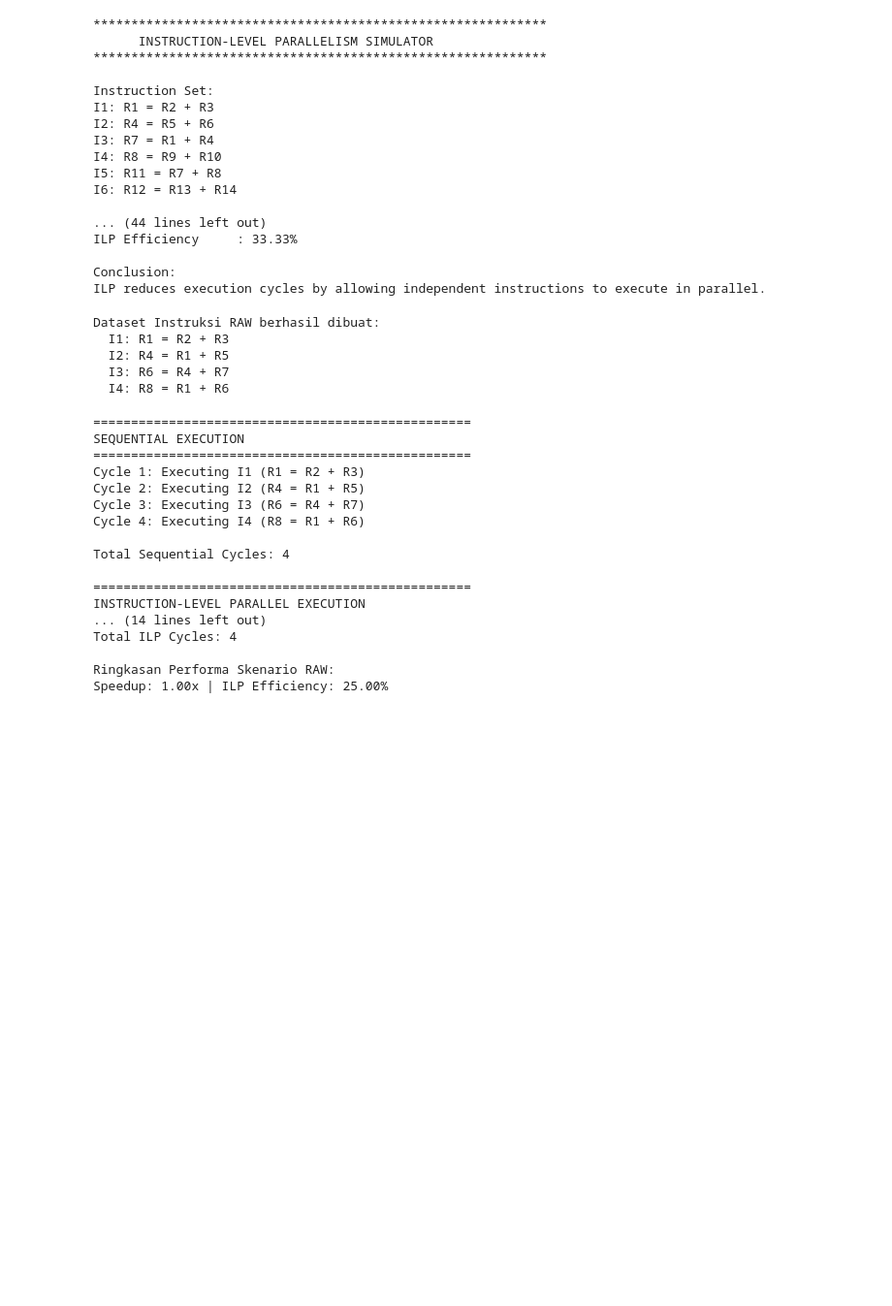
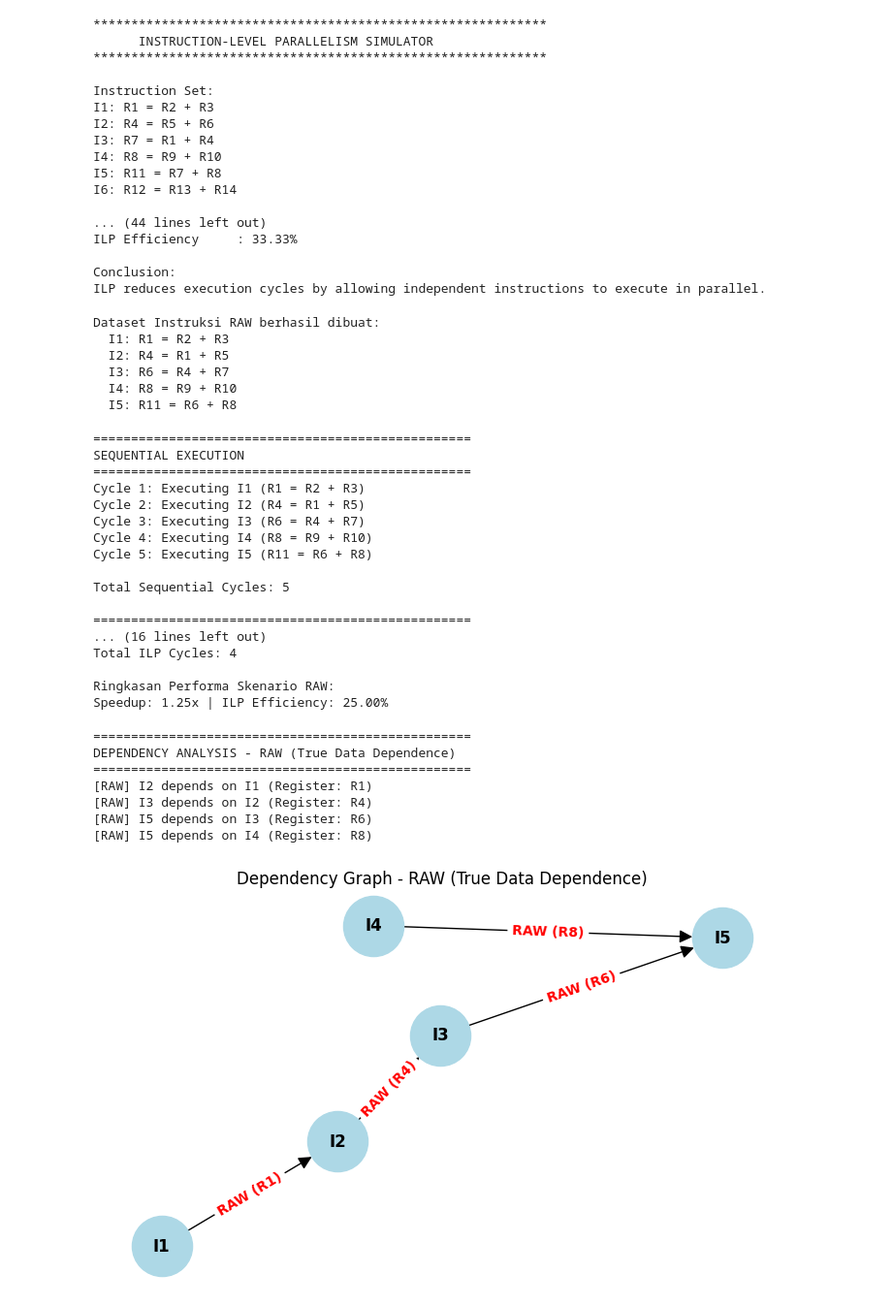
Before and after one commit to Dara-Avyana/Tugas-ILP, a Jupyter notebook: ILP.ipynb, the cells around one changed output. Shown at 97% size. Saved outputs shown, nothing was run; the diff lists cells and outputs as text; code cells hidden in the pictures; blank space fills up the shorter version.

Commit message:
Memperbarui skenario fungsi raw_instructions dan menambahkan dependency graph

```diff
--- a/ILP.ipynb
+++ b/ILP.ipynb
@@ -254,10 +254,11 @@ def check_raw(inst1, inst2):
 
 # Skenario Instruksi khusus uji RAW (Mengacu pada Slide 3 bagian a)
 raw_instructions = [
-    Instruction("I1", "R1", ["R2", "R3"]), # I1 menulis ke R1
-    Instruction("I2", "R4", ["R1", "R5"]), # RAW pada R1
-    Instruction("I3", "R6", ["R4", "R7"]), # RAW pada R4 (I3 baca R4 dari I2)
-    Instruction("I4", "R8", ["R1", "R6"]), # RAW pada R1 (dari I1) dan R6 (dari I3)
+    Instruction("I1", "R1", ["R2", "R3"]),  # Menulis R1
+    Instruction("I2", "R4", ["R1", "R5"]),  # RAW pada R1 dari I1
+    Instruction("I3", "R6", ["R4", "R7"]),  # RAW pada R4 dari I2
+    Instruction("I4", "R8", ["R9", "R10"]), # Independen (jalan di Cycle 1)
+    Instruction("I5", "R11", ["R6", "R8"]), # RAW pada R6 (dari I3) dan R8 (dari I4)
 ]
 
 print("Dataset Instruksi RAW berhasil dibuat:")
@@ -268,7 +269,8 @@ Dataset Instruksi RAW berhasil dibuat:
   I1: R1 = R2 + R3
   I2: R4 = R1 + R5
   I3: R6 = R4 + R7
-  I4: R8 = R1 + R6
+  I4: R8 = R9 + R10
+  I5: R11 = R6 + R8
 # %%
 # Menjalankan simulasi Sequential vs ILP untuk skenario RAW
 seq_raw = sequential_execution(raw_instructions)
@@ -286,14 +288,49 @@ SEQUENTIAL EXECUTION
 Cycle 1: Executing I1 (R1 = R2 + R3)
 Cycle 2: Executing I2 (R4 = R1 + R5)
 Cycle 3: Executing I3 (R6 = R4 + R7)
-Cycle 4: Executing I4 (R8 = R1 + R6)
+Cycle 4: Executing I4 (R8 = R9 + R10)
+Cycle 5: Executing I5 (R11 = R6 + R8)
 
-Total Sequential Cycles: 4
+Total Sequential Cycles: 5
 
 ==================================================
-INSTRUCTION-LEVEL PARALLEL EXECUTION
-... (14 lines left out)
+... (16 lines left out)
 Total ILP Cycles: 4
 
 Ringkasan Performa Skenario RAW:
-Speedup: 1.00x | ILP Efficiency: 25.00%
+Speedup: 1.25x | ILP Efficiency: 25.00%
+# %%
+# Analisis Ketergantungan & Visualisasi Dependency Graph RAW
+def run_raw_analysis(inst_list):
+    print("=" * 50)
+    print("DEPENDENCY ANALYSIS - RAW (True Data Dependence)")
+    print("=" * 50)
+    G = nx.DiGraph()
+    for inst in inst_list:
+        G.add_node(inst.name)
+
+    for i in range(len(inst_list)):
+        for j in range(i + 1, len(inst_list)):
+            reg = check_raw(inst_list[i], inst_list[j])
+            if reg:
+                print(f"[RAW] {inst_list[j].name} depends on {inst_list[i].name} (Register: {reg})")
+                G.add_edge(inst_list[i].name, inst_list[j].name, label=f"RAW ({reg})")
+
+    plt.figure(figsize=(7, 4))
+    pos = nx.spring_layout(G, seed=42)
+    nx.draw(G, pos, with_labels=True, node_color='lightblue', node_size=2000, font_weight='bold', arrows=True, arrowsize=20)
+    edge_labels = nx.get_edge_attributes(G, 'label')
+    nx.draw_networkx_edge_labels(G, pos, edge_labels=edge_labels, font_color='red', font_weight='bold')
+    plt.title("Dependency Graph - RAW (True Data Dependence)")
+    plt.show()
+
+run_raw_analysis(raw_instructions)
+# %% [output]
+==================================================
+DEPENDENCY ANALYSIS - RAW (True Data Dependence)
+==================================================
+[RAW] I2 depends on I1 (Register: R1)
+[RAW] I3 depends on I2 (Register: R4)
+[RAW] I5 depends on I3 (Register: R6)
+[RAW] I5 depends on I4 (Register: R8)
+[figure, added]
```
